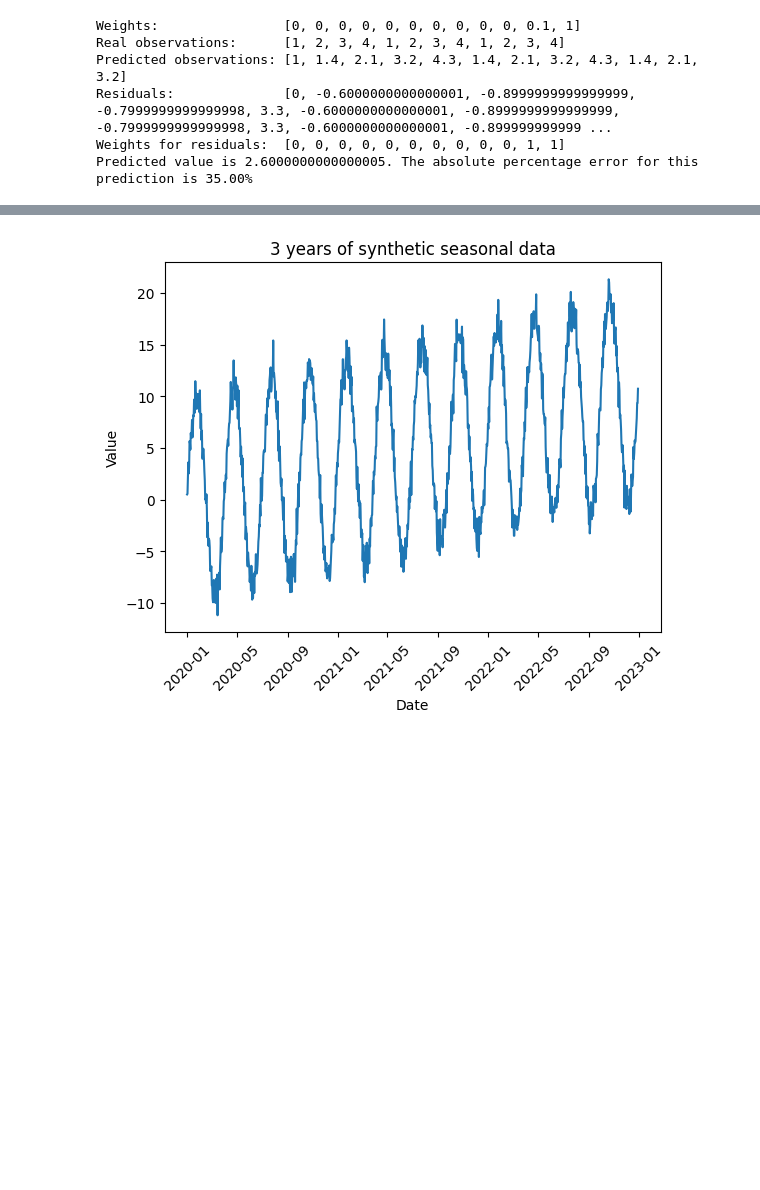
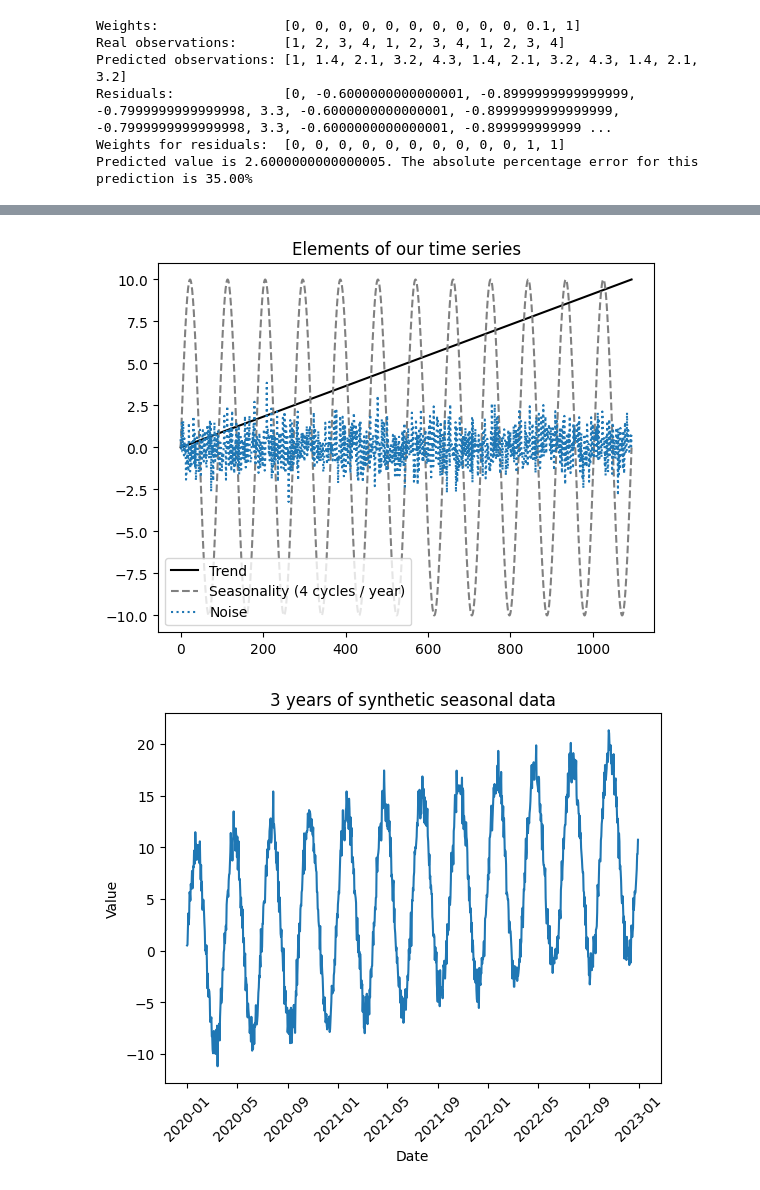
Before and after one commit to mcdejonge/lesson-timeseries, a Jupyter notebook: lecture-timeseries-1.ipynb, the cells around one changed output, grey strips where cells are left out. Drawn from its saved outputs; the diff is of its cells as text; code cells hidden in the pictures; blank space fills up the shorter version.

```diff
--- a/lecture-timeseries-1.ipynb
+++ b/lecture-timeseries-1.ipynb
@@ -163,25 +206,44 @@ For this example we will again use synthetic data. We will create:
 # %%
 # Generate a date range
 years = 3
 dates = pd.date_range(start="2020-01-01", periods=365 * years, freq="D")
 
 # Generate synthetic data with seasonality
+
+# First create a linear trend
+np.random.seed(42)
+trend = np.linspace(0, 10, len(dates))
+
+
+# Then add seasonality: for every year, create 4 cycles.
 cycles = 4
-np.random.seed(42)
-trend = np.linspace(0, 10, len(dates))  # Linear trend
 seasonality = 10 * np.sin(
     np.linspace(0, cycles * years * 2 * np.pi, len(dates))
 )  # Yearly seasonality
+
+
+
+# Now create random noise. This is our time series *without* the seasonality and trend.
 noise = np.random.normal(0, 1, len(dates))  # Random noise
+
+pd.Series(trend).plot(color="black")
+pd.Series(seasonality).plot(color="grey", linestyle="dashed")
+pd.Series(noise).plot(linestyle="dotted")
+plt.title('Elements of our time series')
+plt.legend(['Trend', 'Seasonality (4 cycles / year)', 'Noise'])
+plt.show()
+
+# Finally, combine the trend, the seasonality and the noise.
 synthetic_data = trend + seasonality + noise
 
 # Create a DataFrame
 df = pd.DataFrame({"Date": dates, "Value": synthetic_data})
 plt.plot(df["Date"], df["Value"])
 plt.xticks(rotation=45)
 plt.title('3 years of synthetic seasonal data')
 plt.ylabel('Value')
 plt.xlabel('Date')
 plt.show()
 # %% [output]
-[figure, old version]
+[figure, new version]
+[figure, added]
```
Also changed, not shown: parts of 34 cells of this notebook, 4 other files.
